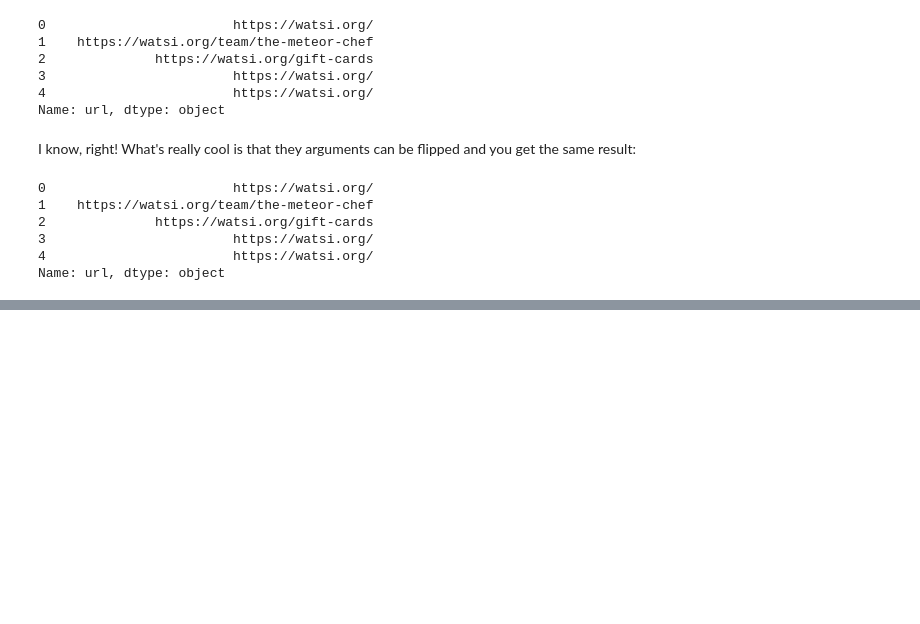
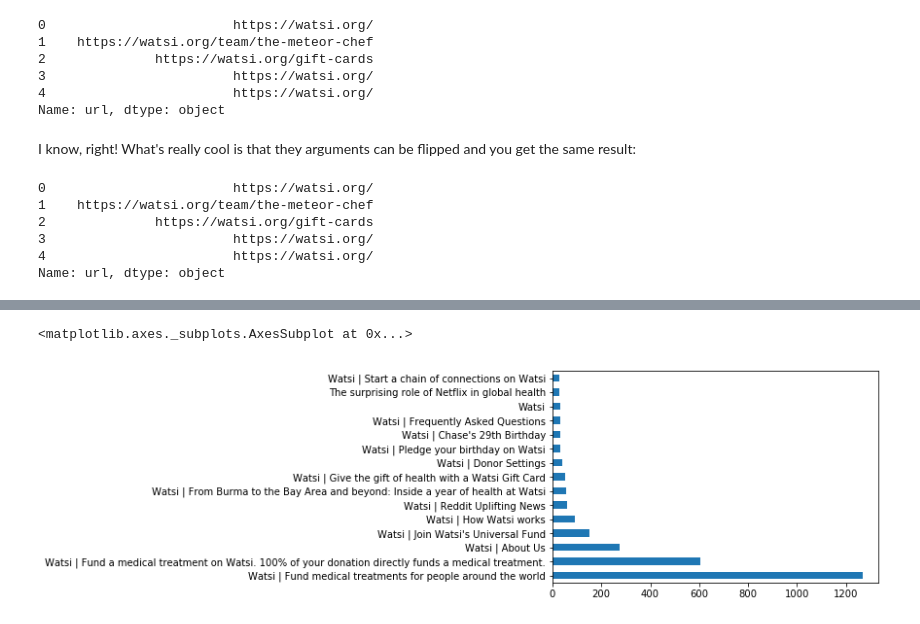
Before and after one commit to nellac77/gitfunkhouse, a Jupyter notebook: mode/Python Basics.ipynb, the cells around one changed output, grey strips where cells are left out. Saved outputs shown, nothing was run; the diff lists cells and outputs as text; code cells hidden in the pictures; blank space fills up the shorter version.

Commit message:
Add more code and verbiage for counting and visualizations

```diff
--- a/mode/Python Basics.ipynb
+++ b/mode/Python Basics.ipynb
@@ -581,0 +737,6 @@ Name: url, dtype: object
+# %%
+%matplotlib inline
+data['title'].value_counts()[:15].plot(kind='barh')
+# %% [output]
+<matplotlib.axes._subplots.AxesSubplot at 0x...>
+[figure, added]
```
Also changed, not shown: parts of 15 cells of this notebook.
